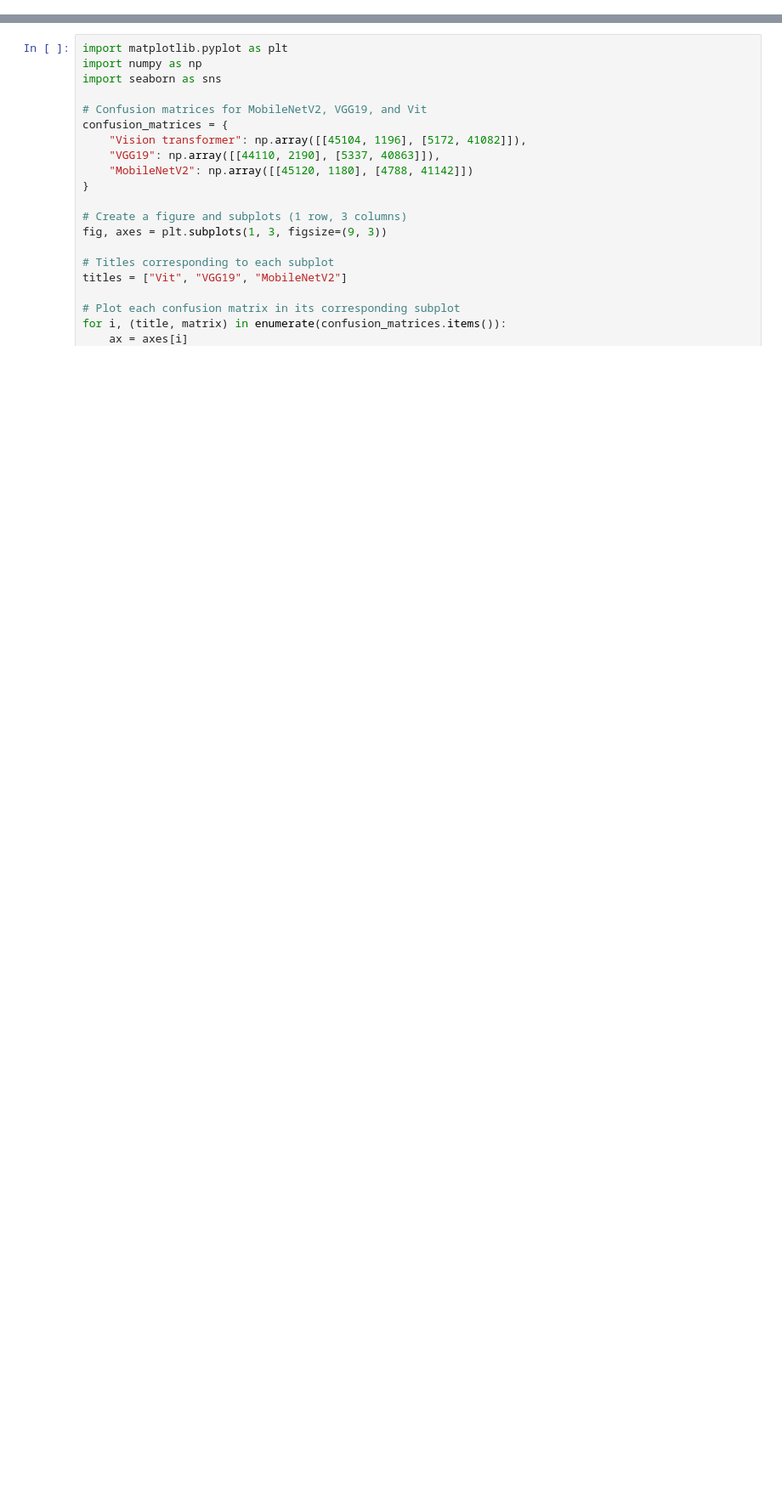
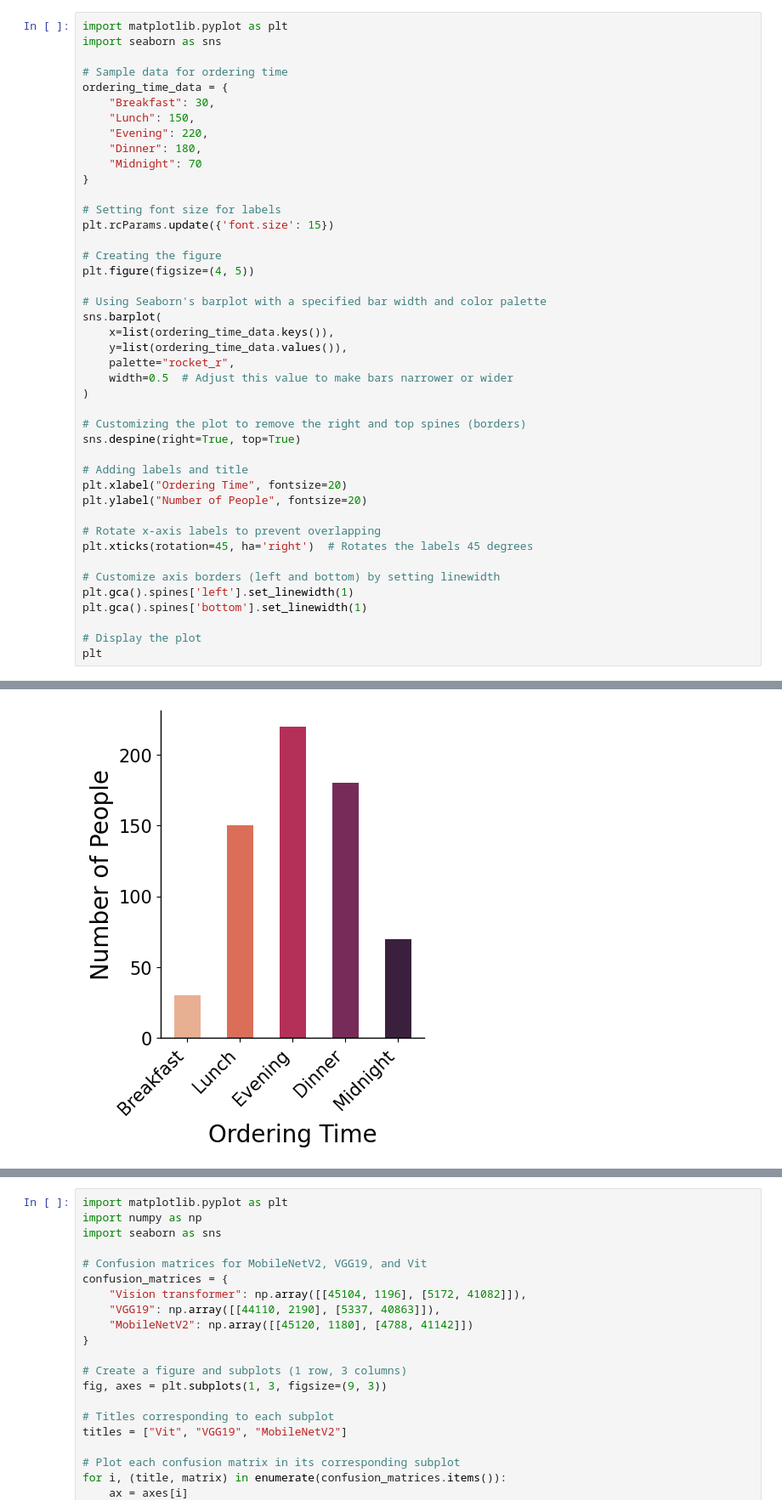
Before and after one commit to Iftekhar-mobin/depression_suicide_project, a Jupyter notebook: visualizer/chart_making.ipynb, the cells around one changed output, grey strips where cells are left out. Shown at 85% size. Saved outputs shown, nothing was run; the diff lists cells and outputs as text; blank space fills up the shorter version.

```diff
--- a/visualizer/chart_making.ipynb
+++ b/visualizer/chart_making.ipynb
@@ -0,0 +47,44 @@
+# %%
+import matplotlib.pyplot as plt
+import seaborn as sns
+
+# Sample data for ordering time
+ordering_time_data = {
+    "Breakfast": 30,
+    "Lunch": 150,
+    "Evening": 220,
+    "Dinner": 180,
+    "Midnight": 70
+}
+
+# Setting font size for labels
+plt.rcParams.update({'font.size': 15})
+
+# Creating the figure
+plt.figure(figsize=(4, 5))
+
+# Using Seaborn's barplot with a specified bar width and color palette
+sns.barplot(
+    x=list(ordering_time_data.keys()),
+    y=list(ordering_time_data.values()),
+    palette="rocket_r",
+    width=0.5  # Adjust this value to make bars narrower or wider
+)
+
+# Customizing the plot to remove the right and top spines (borders)
+sns.despine(right=True, top=True)
+
+# Adding labels and title
+plt.xlabel("Ordering Time", fontsize=20)
+plt.ylabel("Number of People", fontsize=20)
+
+# Rotate x-axis labels to prevent overlapping
+plt.xticks(rotation=45, ha='right')  # Rotates the labels 45 degrees
+
+# Customize axis borders (left and bottom) by setting linewidth
+plt.gca().spines['left'].set_linewidth(1)
+plt.gca().spines['bottom'].set_linewidth(1)
+
+# Display the plot
+plt
+# %% [output]
@@ -0,0 +92 @@
+[figure, added]
```
Also changed, not shown: parts of 4 cells of this notebook.
